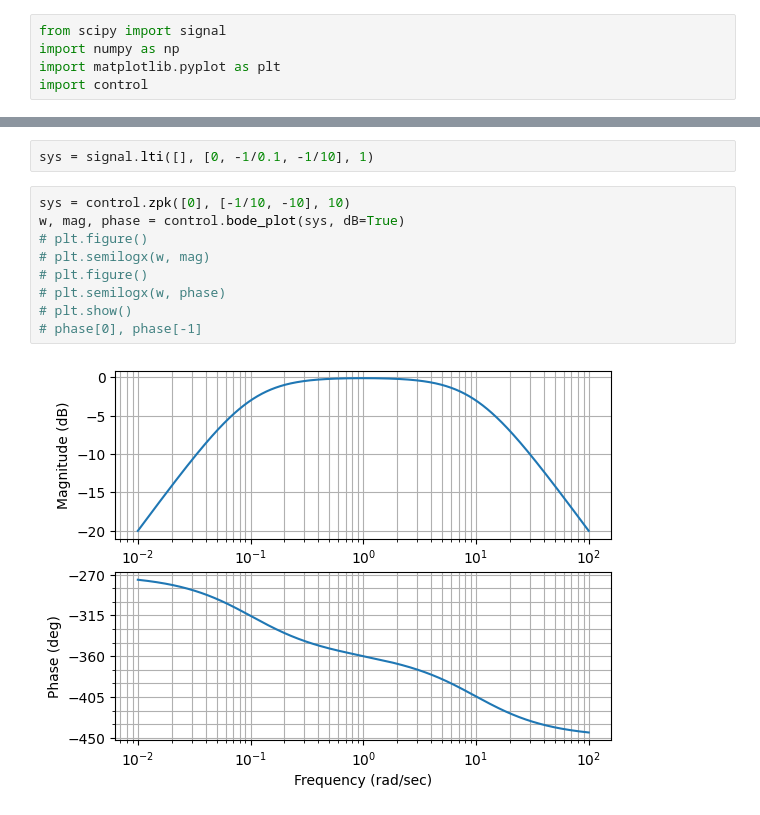
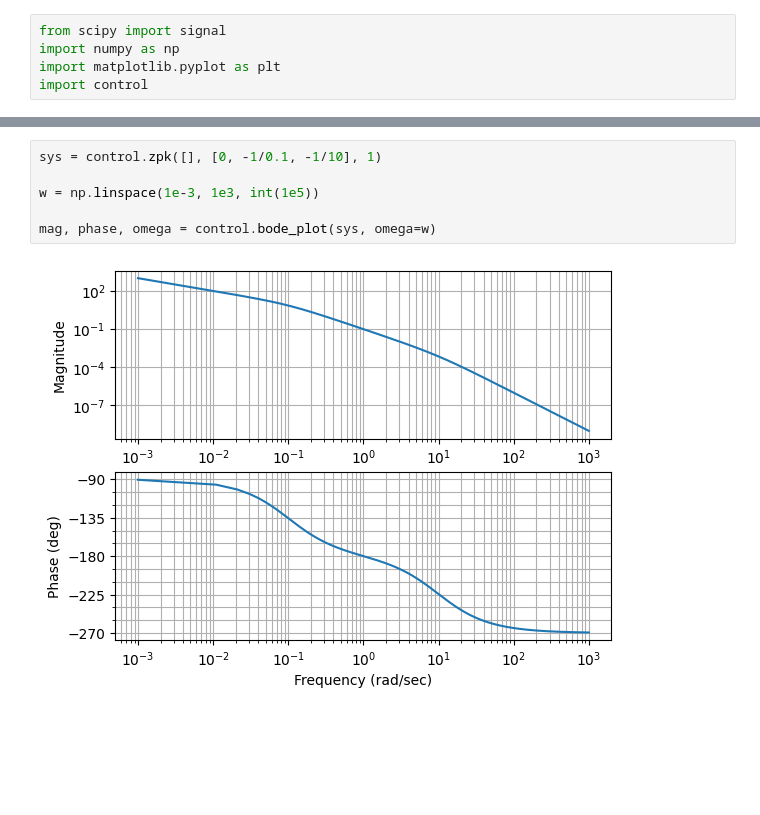
Before and after one commit to nibhscripta/Spring-2023, a Jupyter notebook: CHEN 461/CHEN 461 HW8/hw8.ipynb, the cells around one changed output, grey strips where cells are left out. Drawn from its saved outputs; the diff is of its cells as text; blank space fills up the shorter version.

```diff
--- a/CHEN 461/CHEN 461 HW8/hw8.ipynb
+++ b/CHEN 461/CHEN 461 HW8/hw8.ipynb
@@ -8,13 +6,8 @@ import control
-# %%
-sys = signal.lti([], [0, -1/0.1, -1/10], 1)
-# %%
-sys = control.zpk([0], [-1/10, -10], 10)
-w, mag, phase = control.bode_plot(sys, dB=True)
-# plt.figure()
-# plt.semilogx(w, mag)
-# plt.figure()
-# plt.semilogx(w, phase)
-# plt.show()
-# phase[0], phase[-1]
-# %% [output]
-[figure, removed]
+# %%
+sys = control.zpk([], [0, -1/0.1, -1/10], 1)
+
+w = np.linspace(1e-3, 1e3, int(1e5))
+
+mag, phase, omega = control.bode_plot(sys, omega=w)
+# %% [output]
+[figure, added]
```
Also changed, not shown: parts of 6 cells of this notebook, 25 other files.
